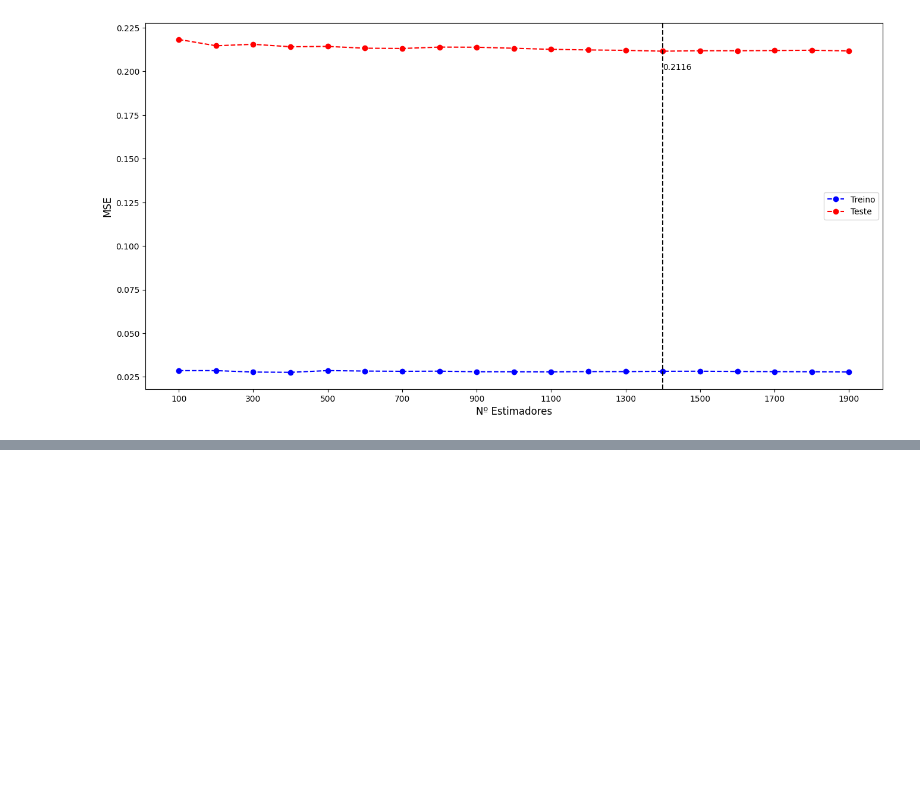
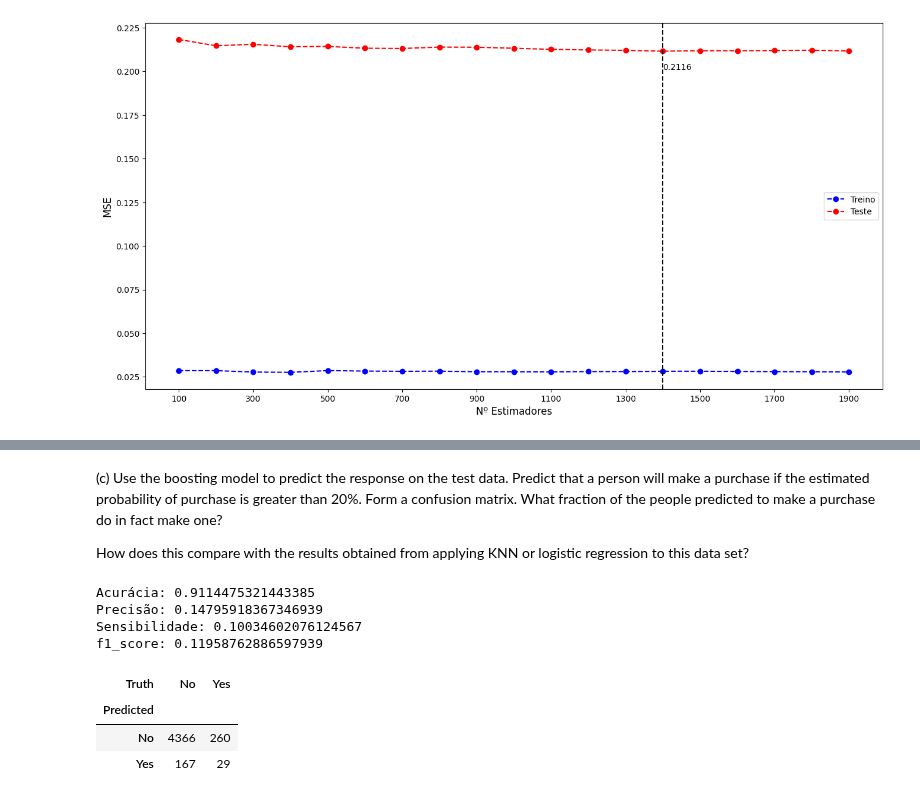
Before and after one commit to oliveira-silva-lucas/ISLP, a Jupyter notebook: Cap_08_Tree_Based_Methods/Exercises/ex_cap_08.ipynb, the cells around one changed output, grey strips where cells are left out. Saved outputs shown, nothing was run; the diff lists cells and outputs as text; code cells hidden in the pictures; blank space fills up the shorter version.

```diff
--- a/Cap_08_Tree_Based_Methods/Exercises/ex_cap_08.ipynb
+++ b/Cap_08_Tree_Based_Methods/Exercises/ex_cap_08.ipynb
@@ -647,0 +655,8 @@ ax.legend();
+# %%
+Caravan = load_data('Caravan')
+D = ModelSpec(Caravan.columns.drop('Purchase'), intercept=False).fit_transform(Caravan)
+nomes_preditores = D.columns
+X = np.asarray(D)
+y = Caravan['Purchase']
+
+(X_treino, X_teste, y_treino, y_teste) = X[:1000], X[1000:], y[:1000], y[1000:]
@@ -647,0 +668,5 @@ ax.legend();
+# %%
+gd_b_c = GradientBoostingClassifier(n_estimators=1_000, learning_rate=0.01, max_depth=5, random_state=0)
+gd_b_c.fit(X_treino, y_treino)
+print('Acurácia treino:', gd_b_c.score(X_treino, y_treino))
+pd.DataFrame({'importancia': gd_b_c.feature_importances_}, index=nomes_preditores).sort_values(by='importancia', ascending=False).head(3)
@@ -647,0 +679,24 @@ ax.legend();
+# %% [markdown]
+(c) Use the boosting model to predict the response on the test data.
+Predict that a person will make a purchase if the estimated probability of purchase is greater than 20%. Form a confusion matrix. What fraction of the people predicted to make a purchase do in fact make one?
+
+How does this compare with the results
+obtained from applying KNN or logistic regression to this data
+set?
+# %%
+y_teste_proba = gd_b_c.predict_proba(X_teste)[:,1]
+y_teste_pred = np.where(y_teste_proba > 0.2, 'Yes', 'No')
+print('Acurácia:', accuracy_score(y_teste, y_teste_pred))
+print('Precisão:', precision_score(y_teste, y_teste_pred, pos_label='Yes'))
+print('Sensibilidade:', recall_score(y_teste, y_teste_pred, pos_label='Yes'))
+print('f1_score:', f1_score(y_teste, y_teste_pred, pos_label='Yes'))
+confusion_table(y_teste_pred, y_teste)
+# %% [output]
+Acurácia: 0.9114475321443385
+Precisão: 0.14795918367346939
+Sensibilidade: 0.10034602076124567
+f1_score: 0.11958762886597939
+| Truth | No | Yes |
+| Predicted |  |  |
+| No | 4366 | 260 |
+| Yes | 167 | 29 |
```
Also changed, not shown: parts of 16 cells of this notebook.
